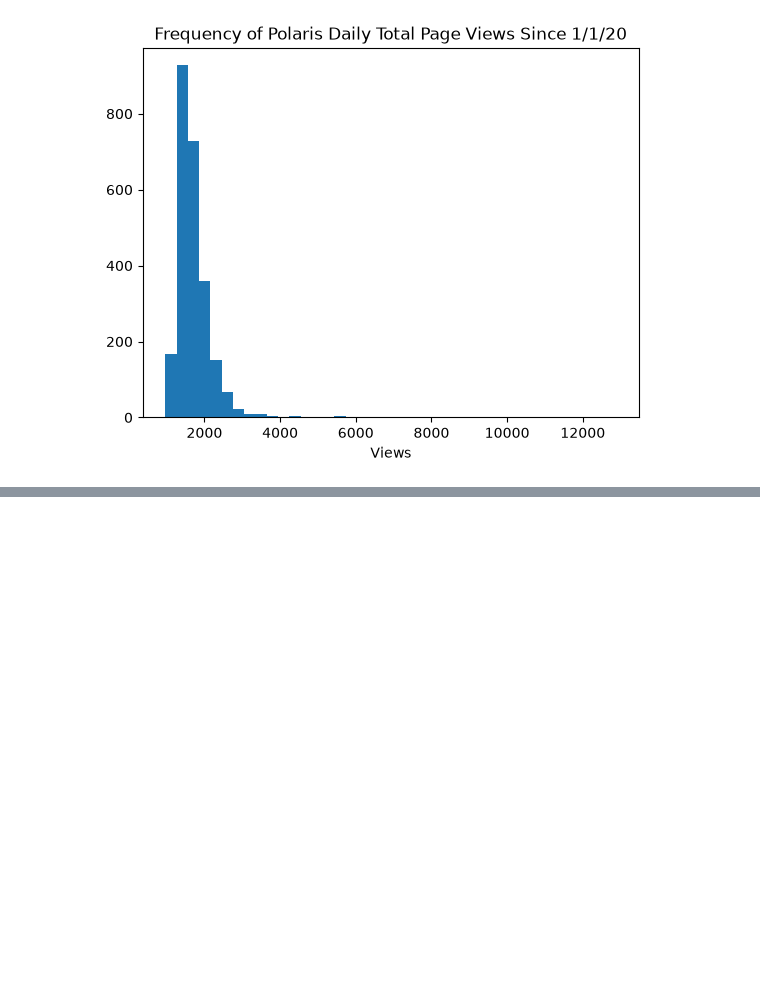
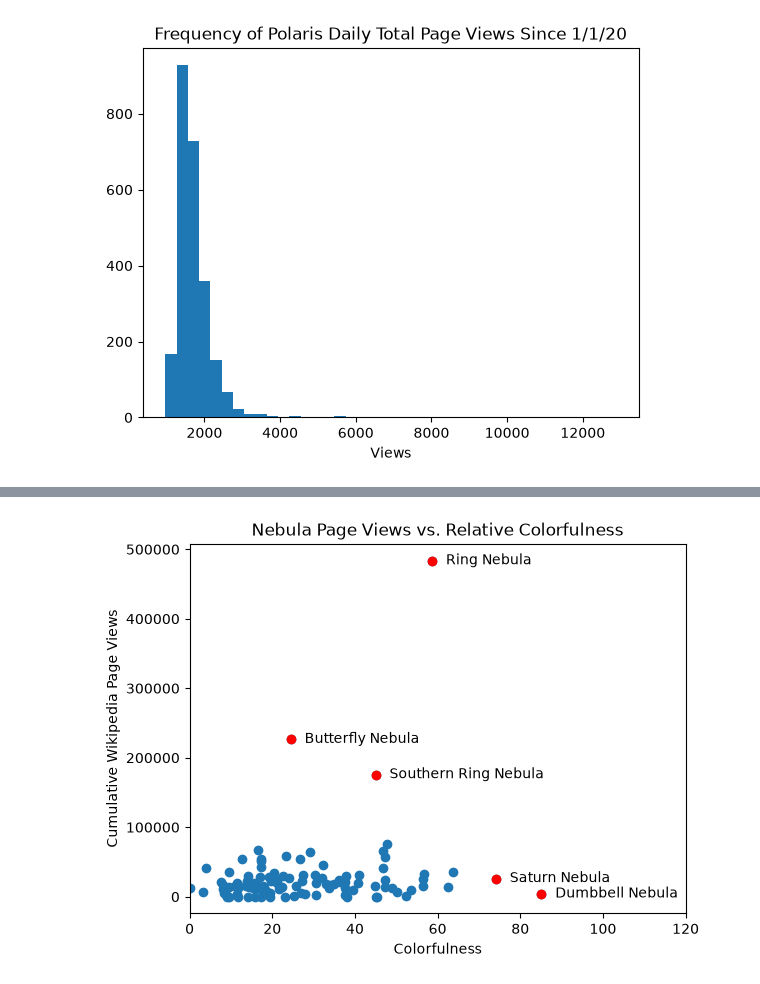
Before and after one commit to etu8924/CelestialCelebs, a Jupyter notebook: sophia_research/img_processing.ipynb, the cells around one changed output, grey strips where cells are left out. Cells and saved outputs as stored; diff of their text form; code cells hidden in the pictures; blank space fills up the shorter version.

```diff
--- a/sophia_research/img_processing.ipynb
+++ b/sophia_research/img_processing.ipynb
@@ -204,0 +317,44 @@ plt.show()
+# %%
+## nebulae popularity data total view counts
+
+nebulae_data = pd.read_csv('../data/nebulae_data.csv')
+nebulae_popularity = pd.read_csv('../data/nebulae_popularity_data.csv')
+# %%
+## sum page views
+
+nebulae_data['pageviews'] = 0
+
+for i in range(nebulae_data.shape[0]):
+    try:
+        nebulae_data.loc[i, 'pageviews'] = nebulae_popularity[nebulae_data.loc[i, 'page_name']].sum()
+    except KeyError:
+        # page data might not exist
+        pass
+
+nebulae_data.to_csv('../data/nebulae_data.csv', index=False)
+# %%
+## plot data
+
+plt.scatter(nebulae_data['colorfulness'], nebulae_data['pageviews'])
+plt.xlim(0, 120)
+plt.xlabel('Colorfulness')
+plt.ylabel('Cumulative Wikipedia Page Views')
+plt.title('Nebula Page Views vs. Relative Colorfulness')
+
+## points of note
+OFFSET = (10,-5)
+special = {
+    'Dumbbell Nebula': (85.110720, 4003),
+    'Saturn Nebula': (74.094669, 26179),
+    'Ring Nebula': (58.656733, 483578),
+    'Butterfly Nebula': (24.467792, 226526),
+    'Southern Ring Nebula': (44.990156, 175692)
+}
+
+for [name, coords] in special.items():
+    plt.plot(coords[0], coords[1], 'ro')
+    plt.annotate(name, xy=coords, xytext=OFFSET, textcoords='offset points', ha='left', va='bottom')
+
+plt.savefig('./figs/nebula_popularity_vs_colorfulness.png', bbox_inches='tight')
+# %% [output]
+[figure, added]
```
Also changed, not shown: parts of 32 cells of this notebook, 6 other files.
